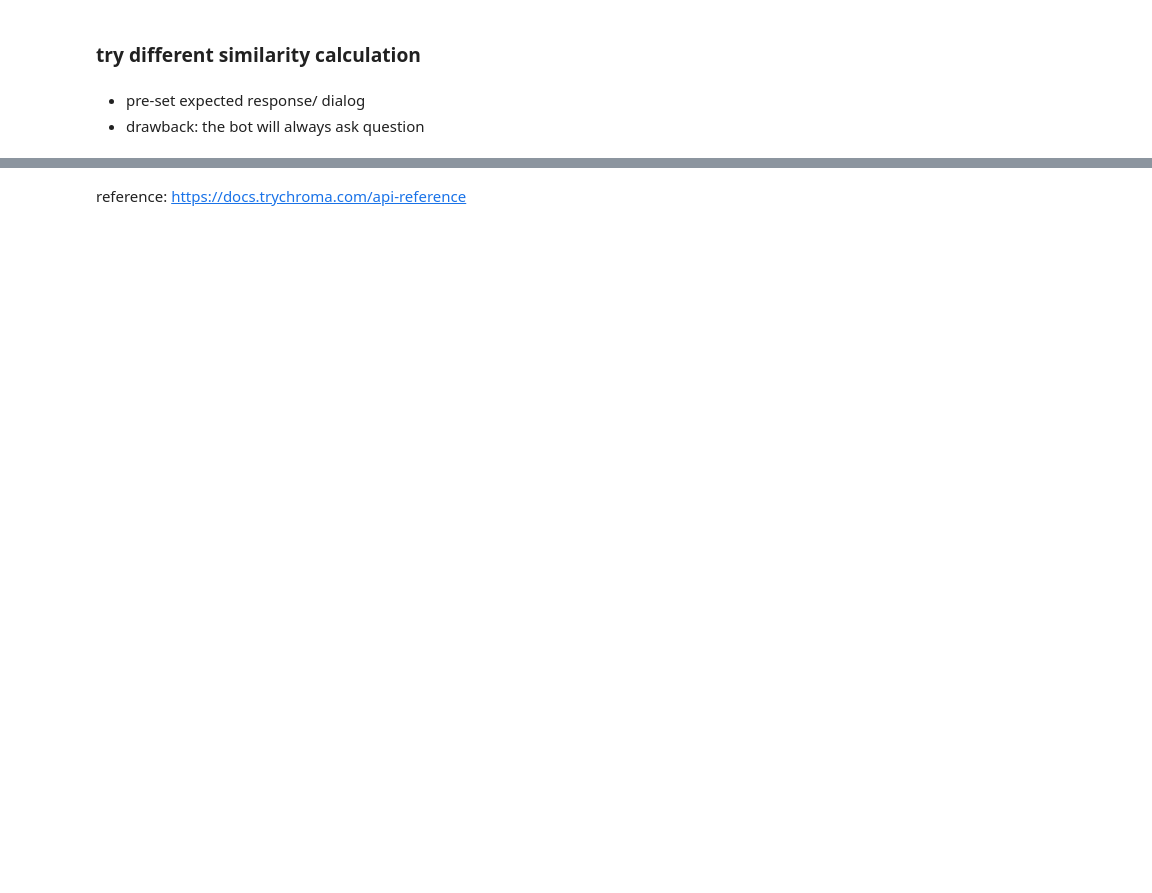
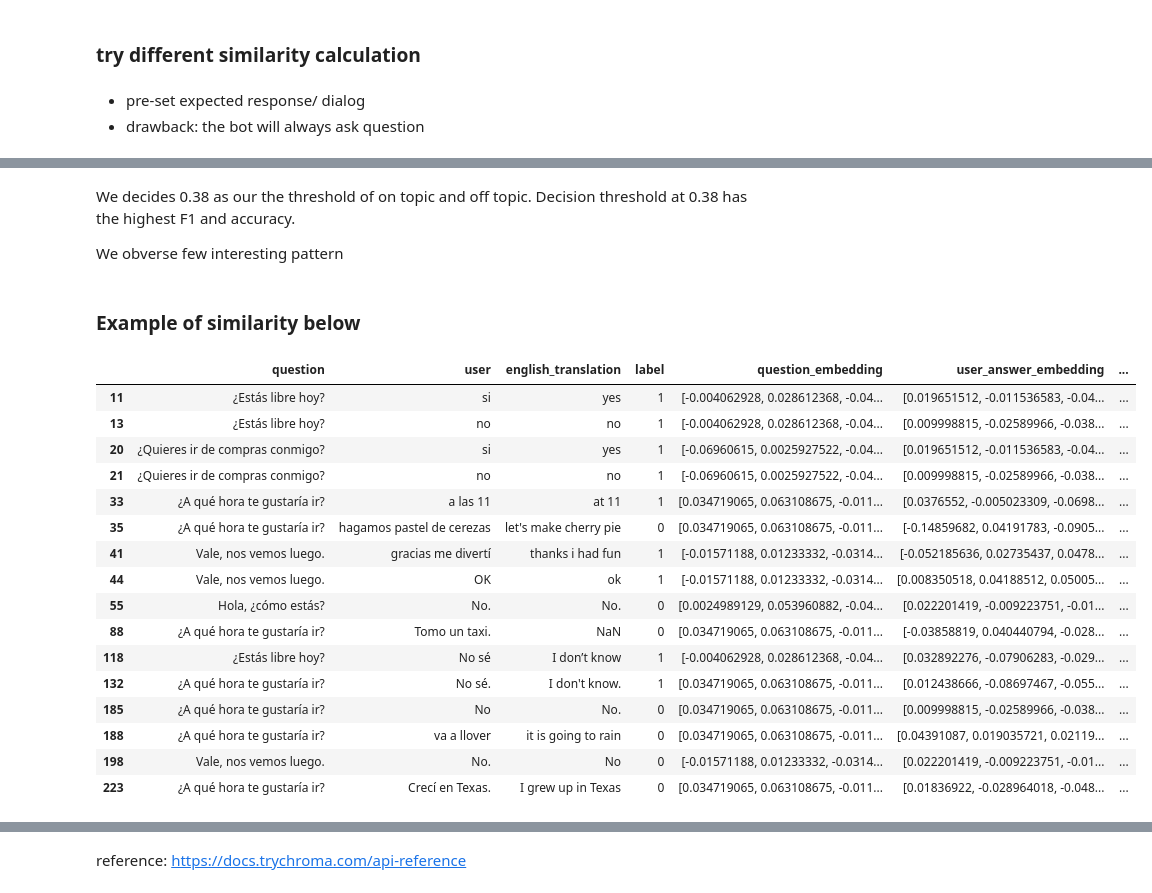
Before and after one commit to team-langbot/content-classification, a Jupyter notebook: content_classification.ipynb, the cells around one changed output, grey strips where cells are left out. Saved outputs shown, nothing was run; the diff lists cells and outputs as text; code cells hidden in the pictures; blank space fills up the shorter version.

```diff
--- a/content_classification.ipynb
+++ b/content_classification.ipynb
@@ -120,0 +240,9 @@ print(util.pytorch_cos_sim(embeddings_1, embeddings_2))
+# %%
+model = SentenceTransformer('sentence-transformers/multi-qa-MiniLM-L6-cos-v1')
+
+def get_embedding(sentences):
+  embeddings = model.encode(sentences)
+  return embeddings
+# %%
+df['question_embedding'] =df['question'].apply(get_embedding)
+df['user_answer_embedding'] =df['user'].apply(get_embedding)
@@ -120,0 +253,9 @@ print(util.pytorch_cos_sim(embeddings_1, embeddings_2))
+# %%
+from scipy.spatial import distance
+
+def predict(user_answer_embedding, question_embedding):
+    similarity_score = 1- distance.cosine(user_answer_embedding, question_embedding)
+    # set the cutoff threshold
+    return similarity_score
+# %%
+df['similarity_score'] = df.apply(lambda row : predict(row['question_embedding'], row['user_answer_embedding']), axis=1)
@@ -120,0 +320,26 @@ print(util.pytorch_cos_sim(embeddings_1, embeddings_2))
+# %% [markdown]
+We decides 0.38 as our the threshold of on topic and off topic. Decision threshold at 0.38 has the highest F1 and accuracy.
+
+We obverse few interesting pattern
+# %% [markdown]
+### Example of similarity below
+# %%
+df[df['similarity_score']<= 0.20]
+# %% [output]
+|  | question | user | english_translation | label | question_embedding | user_answer_embedding | ... |
+| 11 | ¿Estás libre hoy? | si | yes | 1 | [-0.004062928, 0.028612368, -0.04... | [0.019651512, -0.011536583, -0.04... | ... |
+| 13 | ¿Estás libre hoy? | no | no | 1 | [-0.004062928, 0.028612368, -0.04... | [0.009998815, -0.02589966, -0.038... | ... |
+| 20 | ¿Quieres ir de compras conmigo? | si | yes | 1 | [-0.06960615, 0.0025927522, -0.04... | [0.019651512, -0.011536583, -0.04... | ... |
+| 21 | ¿Quieres ir de compras conmigo? | no | no | 1 | [-0.06960615, 0.0025927522, -0.04... | [0.009998815, -0.02589966, -0.038... | ... |
+| 33 | ¿A qué hora te gustaría ir? | a las 11 | at 11 | 1 | [0.034719065, 0.063108675, -0.011... | [0.0376552, -0.005023309, -0.0698... | ... |
+| 35 | ¿A qué hora te gustaría ir? | hagamos pastel de cerezas | let's make cherry pie | 0 | [0.034719065, 0.063108675, -0.011... | [-0.14859682, 0.04191783, -0.0905... | ... |
+| 41 | Vale, nos vemos luego. | gracias me divertí | thanks i had fun | 1 | [-0.01571188, 0.01233332, -0.0314... | [-0.052185636, 0.02735437, 0.0478... | ... |
+| 44 | Vale, nos vemos luego. | OK | ok | 1 | [-0.01571188, 0.01233332, -0.0314... | [0.008350518, 0.04188512, 0.05005... | ... |
+| 55 | Hola, ¿cómo estás? | No. | No. | 0 | [0.0024989129, 0.053960882, -0.04... | [0.022201419, -0.009223751, -0.01... | ... |
+| 88 | ¿A qué hora te gustaría ir? | Tomo un taxi. | NaN | 0 | [0.034719065, 0.063108675, -0.011... | [-0.03858819, 0.040440794, -0.028... | ... |
+| 118 | ¿Estás libre hoy? | No sé | I don’t know | 1 | [-0.004062928, 0.028612368, -0.04... | [0.032892276, -0.07906283, -0.029... | ... |
+| 132 | ¿A qué hora te gustaría ir? | No sé. | I don't know. | 1 | [0.034719065, 0.063108675, -0.011... | [0.012438666, -0.08697467, -0.055... | ... |
+| 185 | ¿A qué hora te gustaría ir? | No | No. | 0 | [0.034719065, 0.063108675, -0.011... | [0.009998815, -0.02589966, -0.038... | ... |
+| 188 | ¿A qué hora te gustaría ir? | va a llover | it is going to rain | 0 | [0.034719065, 0.063108675, -0.011... | [0.04391087, 0.019035721, 0.02119... | ... |
+| 198 | Vale, nos vemos luego. | No. | No | 0 | [-0.01571188, 0.01233332, -0.0314... | [0.022201419, -0.009223751, -0.01... | ... |
+| 223 | ¿A qué hora te gustaría ir? | Crecí en Texas. | I grew up in Texas | 0 | [0.034719065, 0.063108675, -0.011... | [0.01836922, -0.028964018, -0.048... | ... |
```
Also changed, not shown: parts of 70 cells of this notebook.
